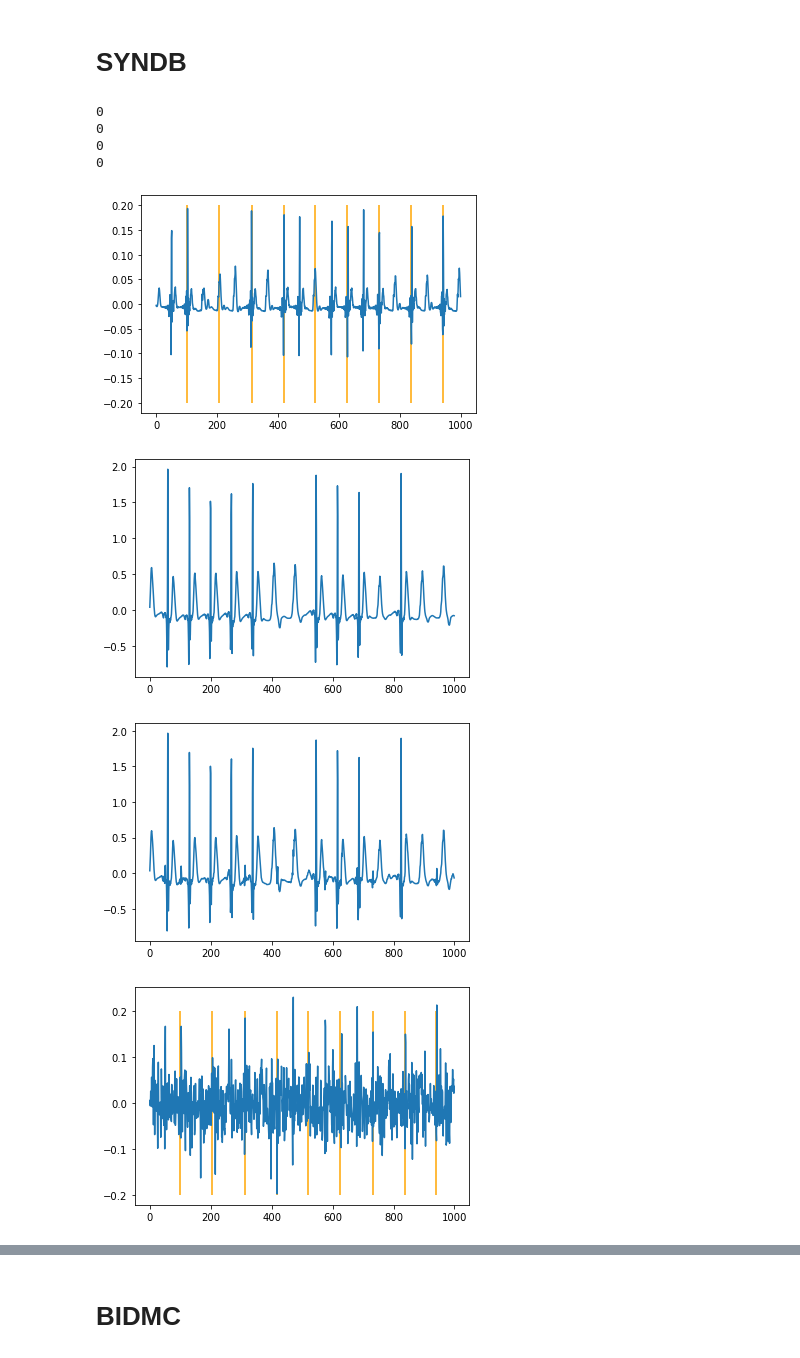
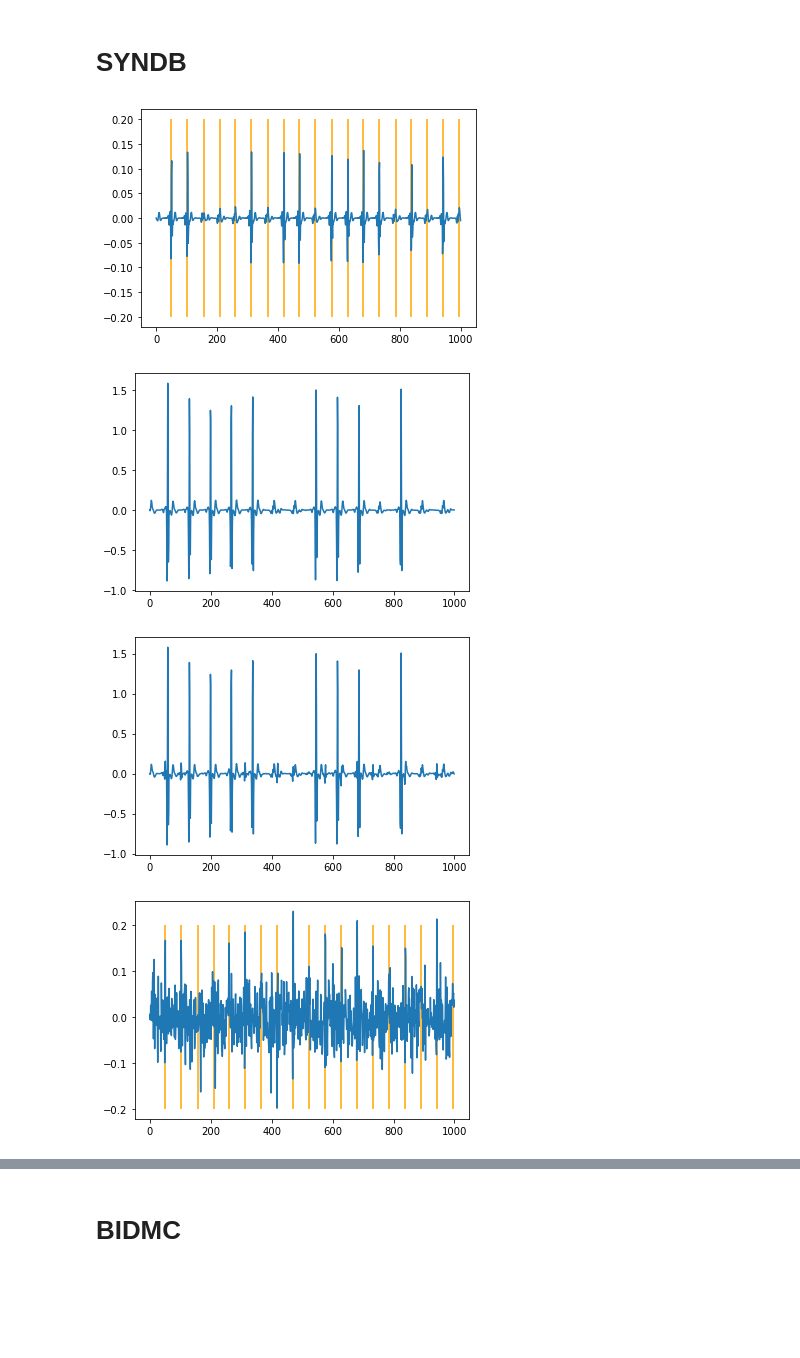
Before and after one commit to muffin-rice/FECG-extraction, a Jupyter notebook: code/preprocessing/compile_paired.ipynb, the cells around one changed output, grey strips where cells are left out. Drawn from its saved outputs; the diff is of its cells as text; code cells hidden in the pictures; blank space fills up the shorter version.

```diff
--- a/code/preprocessing/compile_paired.ipynb
+++ b/code/preprocessing/compile_paired.ipynb
@@ -79,31 +79,26 @@ def load_file(filename):
 # %%
 sample_fecg = load_file(os.path.join(SYNDB_FECG_DIR, 'sub01_snr03dB_l1_c4_fecg1'))
 sample_mecg = load_file(os.path.join(SYNDB_MECG_DIR, 'sub01_snr03dB_l1_c4_mecg'))
-indices = sample_fecg['peaks'][0]
+indices = sample_fecg['peaks'].flatten()
-# %% [output]
-0
-0
-0
-0
 # %%
 plt.vlines([ind for ind in indices if ind < 1000], -.2, .2, color='orange')
-plt.plot(sample_fecg['filtered'][:1000,0])
+plt.plot(sample_fecg['filtered'][0,:1000])
 plt.show()
-plt.plot(sample_mecg['filtered'][:1000,0])
+plt.plot(sample_mecg['filtered'][0,:1000])
 plt.show()
-plt.plot(sample_fecg['filtered'][:1000,0]+sample_mecg['filtered'][:1000,0])
+plt.plot(sample_fecg['filtered'][0,:1000]+sample_mecg['filtered'][0,:1000])
 plt.show()
 plt.vlines([ind for ind in indices if ind < 1000], -.2, .2, color='orange')
-plt.plot(sample_fecg['raw'][:1000,0])
+plt.plot(sample_fecg['raw'][0,:1000])
 plt.show()
-plt.plot(sample_mecg['raw'][:1000,0])
+plt.plot(sample_mecg['raw'][0,:1000])
 plt.show()
 plt.vlines([ind for ind in indices if ind < 1000], -1, 1, color='orange')
-plt.plot(sample_fecg['raw'][:1000,0]+sample_mecg['raw'][:1000,0])
+plt.plot(sample_fecg['raw'][0,:1000]+sample_mecg['raw'][0,:1000])
 plt.show()
 # %% [output]
-[figure, old version]
+[figure, new version]
-[figure, old version]
+[figure, new version]
-[figure, old version]
+[figure, new version]
-[figure, old version]
+[figure, new version]
 [figure]
```
Also changed, not shown: parts of 4 cells of this notebook, 4 other files.
